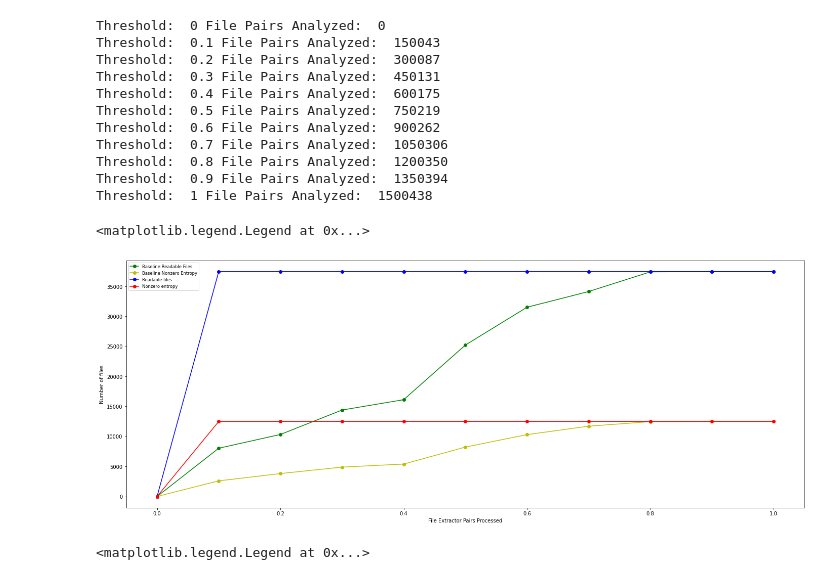
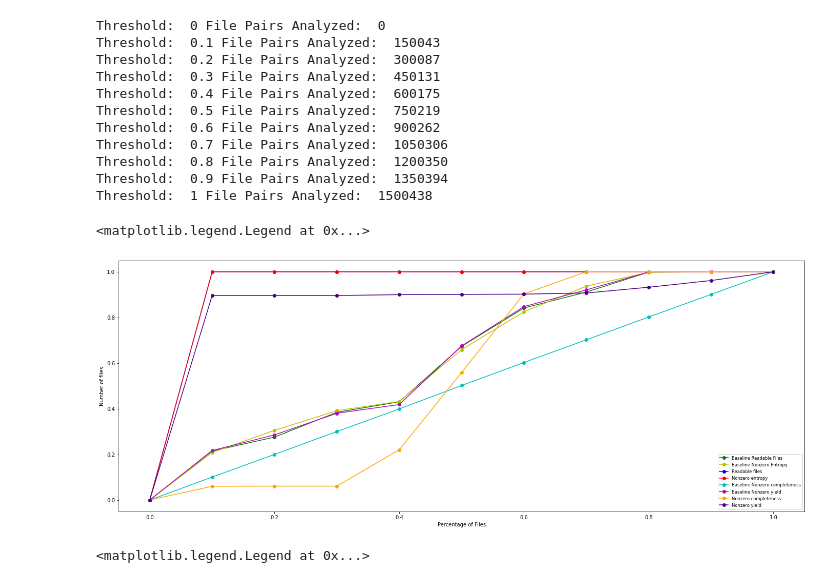
Before and after one commit to xtracthub/xtract-sampler, a Jupyter notebook: Scheduler/deqeue_analysis_iccs.ipynb, the cells around one changed output. Cells and saved outputs as stored; diff of their text form; code cells hidden in the pictures.

Commit message:
Normalized Plot

```diff
--- a/Scheduler/deqeue_analysis_iccs.ipynb
+++ b/Scheduler/deqeue_analysis_iccs.ipynb
@@ -312,20 +312,34 @@ Threshold:  0.7 File Pairs Analyzed:  1050306
 Threshold:  0.8 File Pairs Analyzed:  1200350
 Threshold:  0.9 File Pairs Analyzed:  1350394
 Threshold:  1 File Pairs Analyzed:  1500438
+# %%
+normalized_readability_count = file_count['readability'] / np.max(file_count['readability'])
+normalized_entropy_count = file_count['entropy'] / np.max(file_count['entropy'])
+normalized_completeness_count = file_count['completeness'] / np.max(file_count['completeness'])
+normalized_yield_count = file_count['yield'] / np.max(file_count['yield'])
+
+normalized_readability_count_baseline = file_count_baseline['readability'] / np.max(file_count_baseline['readability'])
+normalized_entropy_count_baseline = file_count_baseline['entropy'] / np.max(file_count_baseline['entropy'])
+normalized_completeness_count_baseline = file_count_baseline['completeness'] / np.max(file_count_baseline['completeness'])
+normalized_yield_count_baseline = file_count_baseline['yield'] / np.max(file_count_baseline['yield'])
 # %%
 x = np.asarray(x)
 
 plt.figure(figsize=(24, 9))
-plt.xlabel("File Extractor Pairs Processed")
+plt.xlabel("Percentage of Files")
 plt.ylabel("Number of files")
-plt.plot(x, file_count_baseline['readability'], '-o', color='g', label='Baseline Readable Files')
-plt.plot(x, file_count_baseline['entropy'], '-o', color='y', label='Baseline Nonzero Entropy')
-plt.plot(x, file_count['readability'], '-o', color='b', label='Readable files')
-plt.plot(x, file_count['entropy'], '-o', color='r', label='Nonzero entropy')
+plt.plot(x, normalized_readability_count_baseline, '-o', color='g', label='Baseline Readable Files')
+plt.plot(x, normalized_entropy_count_baseline, '-o', color='y', label='Baseline Nonzero Entropy')
+plt.plot(x, normalized_readability_count, '-o', color='b', label='Readable files')
+plt.plot(x, normalized_entropy_count, '-o', color='r', label='Nonzero entropy')
+plt.plot(x, normalized_completeness_count_baseline, '-o', color='c', label='Baseline Nonzero completeness')
+plt.plot(x, normalized_yield_count_baseline, '-o', color='m', label='Baseline Nonzero yield')
+plt.plot(x, normalized_completeness_count, '-o', color='orange', label='Nonzero completeness')
+plt.plot(x, normalized_yield_count, '-o', color='indigo', label='Nonzero yield')
 plt.legend(fontsize='small')
 # %% [output]
 <matplotlib.legend.Legend at 0x...>
-[figure, old version]
+[figure, new version]
 # %%
 plt.figure(figsize=(24, 9))
 plt.xlabel("File Extractor Pairs Processed")
```
Also changed, not shown: 1 other file.
